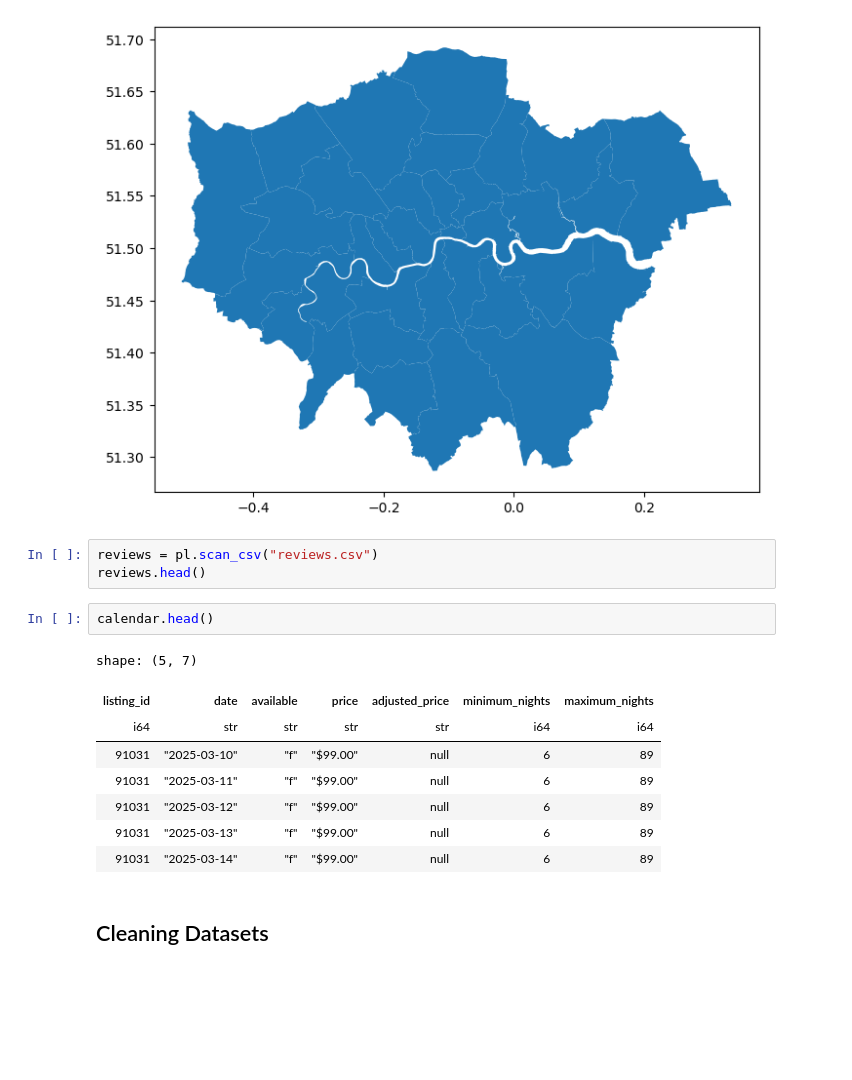
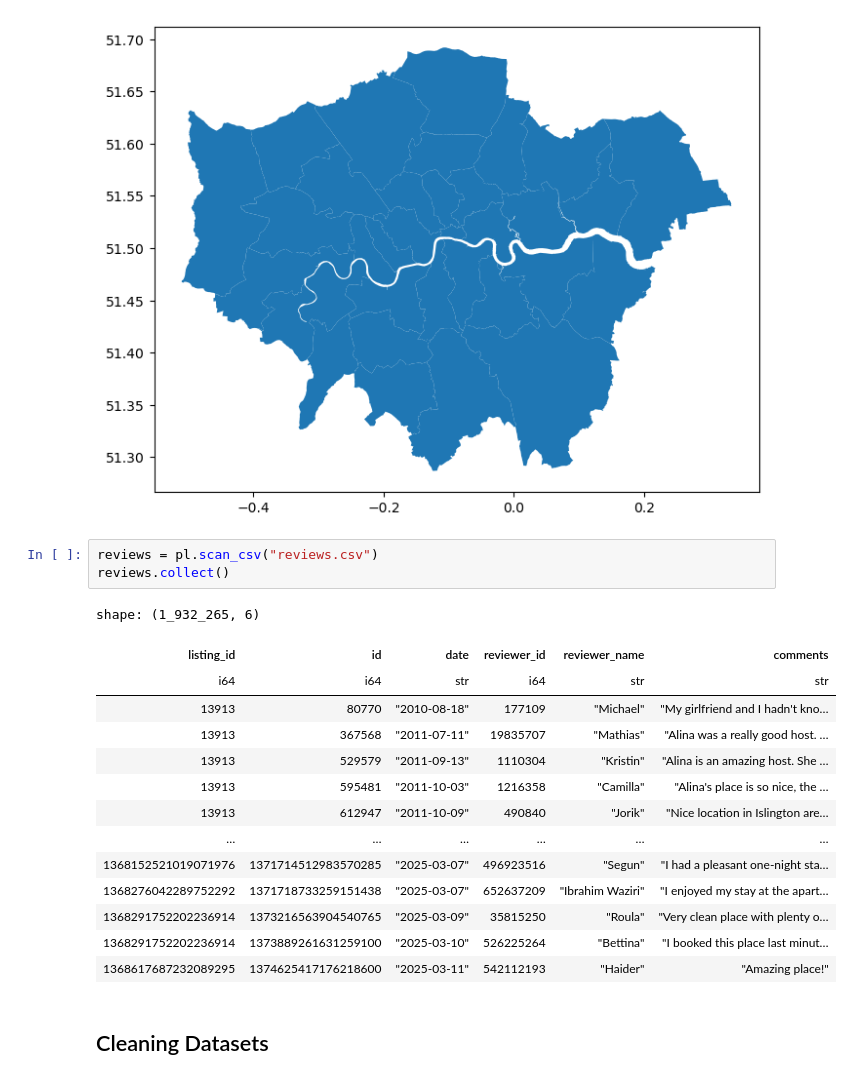
Before and after one commit to muossii/Data-Visualization, a Jupyter notebook: Cleaning Airbnb.ipynb, the cells around one changed output. Cells and saved outputs as stored; diff of their text form; blank space fills up the shorter version.

```diff
--- a/Cleaning Airbnb.ipynb
+++ b/Cleaning Airbnb.ipynb
@@ -52,18 +58,22 @@ neighbourhoods_geo.plot(figsize=(8,8))
 [figure]
 # %%
 reviews = pl.scan_csv("reviews.csv")
-reviews.head()
+reviews.collect()
+# %% [output]
+shape: (1_932_265, 6)
+| listing_id | id | date | reviewer_id | reviewer_name | comments |
+| i64 | i64 | str | i64 | str | str |
+| 13913 | 80770 | "2010-08-18" | 177109 | "Michael" | "My girlfriend and I hadn't kno… |
+| 13913 | 367568 | "2011-07-11" | 19835707 | "Mathias" | "Alina was a really good host. … |
+| 13913 | 529579 | "2011-09-13" | 1110304 | "Kristin" | "Alina is an amazing host. She … |
+| 13913 | 595481 | "2011-10-03" | 1216358 | "Camilla" | "Alina's place is so nice, the … |
+| 13913 | 612947 | "2011-10-09" | 490840 | "Jorik" | "Nice location in Islington are… |
+| … | … | … | … | … | … |
+| 1368152521019071976 | 1371714512983570285 | "2025-03-07" | 496923516 | "Segun" | "I had a pleasant one-night sta… |
+| 1368276042289752292 | 1371718733259151438 | "2025-03-07" | 652637209 | "Ibrahim Waziri" | "I enjoyed my stay at the apart… |
+| 1368291752202236914 | 1373216563904540765 | "2025-03-09" | 35815250 | "Roula" | "Very clean place with plenty o… |
+| 1368291752202236914 | 1373889261631259100 | "2025-03-10" | 526225264 | "Bettina" | "I booked this place last minut… |
+| 1368617687232089295 | 1374625417176218600 | "2025-03-11" | 542112193 | "Haider" | "Amazing place!" |
-# %%
-calendar.head()
-# %% [output]
-shape: (5, 7)
-| listing_id | date | available | price | adjusted_price | minimum_nights | maximum_nights |
-| i64 | str | str | str | str | i64 | i64 |
-| 91031 | "2025-03-10" | "f" | "$99.00" | null | 6 | 89 |
-| 91031 | "2025-03-11" | "f" | "$99.00" | null | 6 | 89 |
-| 91031 | "2025-03-12" | "f" | "$99.00" | null | 6 | 89 |
-| 91031 | "2025-03-13" | "f" | "$99.00" | null | 6 | 89 |
-| 91031 | "2025-03-14" | "f" | "$99.00" | null | 6 | 89 |
 # %% [markdown]
 ## Cleaning Datasets
 # %% [markdown]
```
Also changed, not shown: parts of 8 cells of this notebook.
